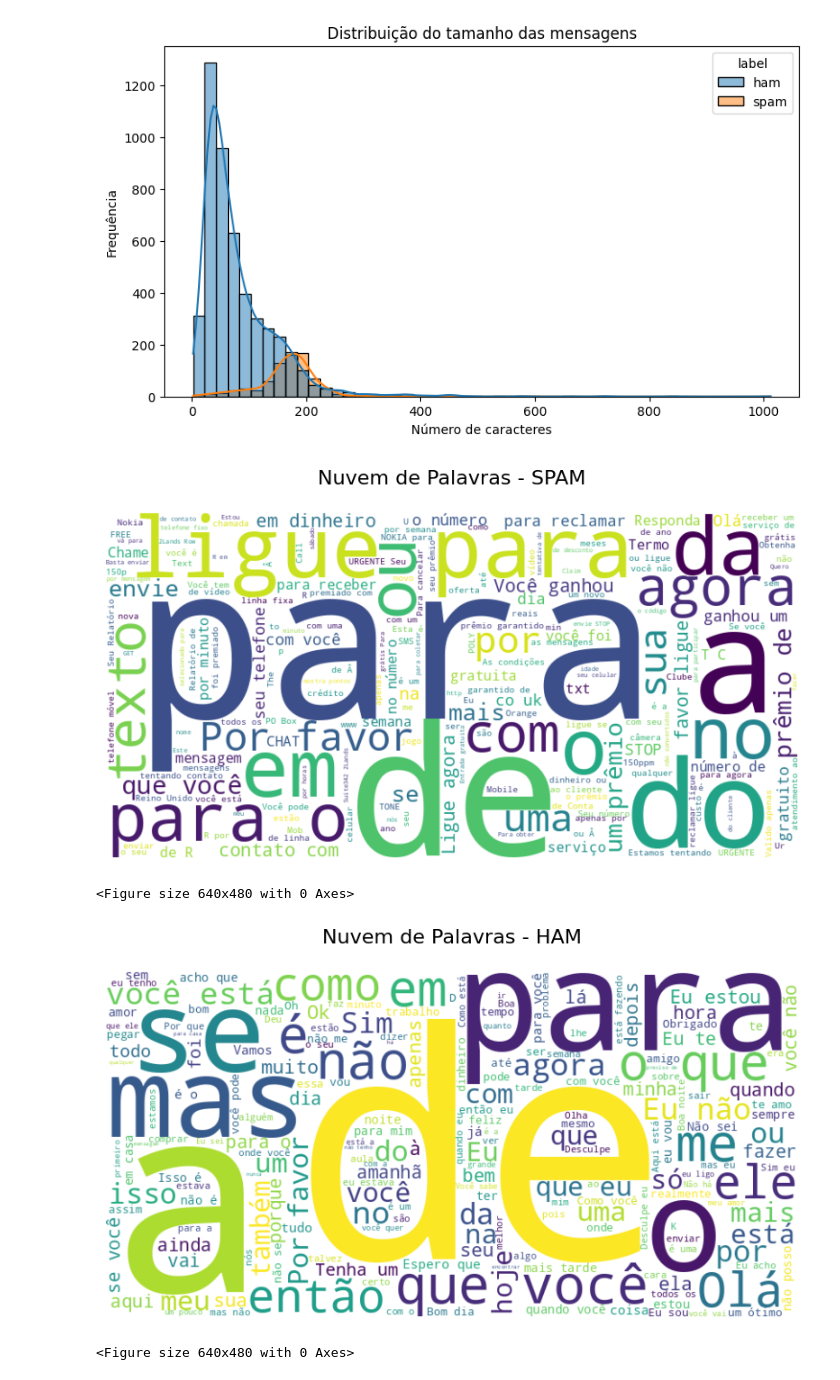
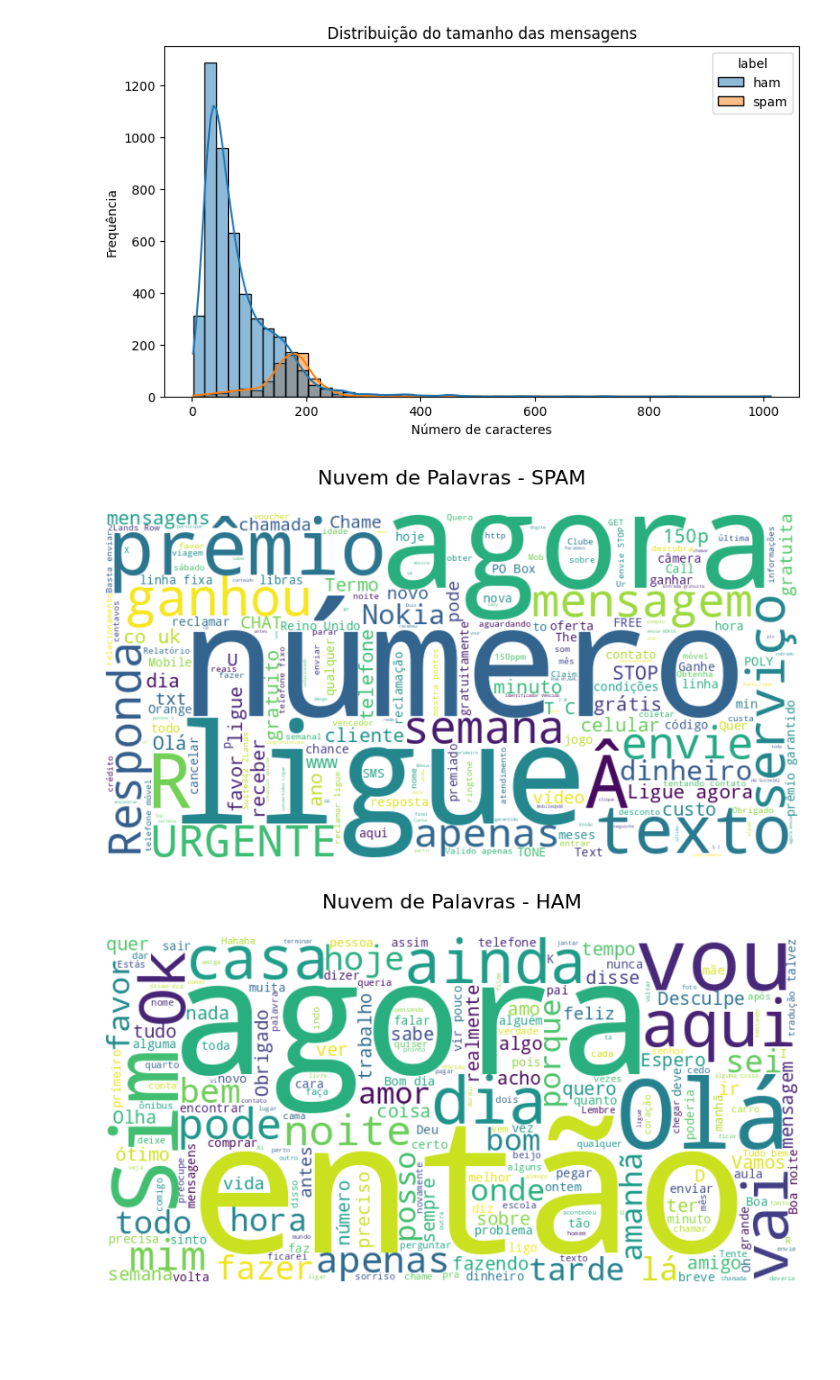
Before and after one commit to thyarles/unb-pca-spamdetector, a Jupyter notebook: spam.ipynb, the cells around one changed output. Drawn from its saved outputs; the diff is of its cells as text; code cells hidden in the pictures; blank space fills up the shorter version.

```diff
--- a/spam.ipynb
+++ b/spam.ipynb
@@ -92,32 +98,40 @@ plt.show()
 [figure]
 # %%
 # Nuvem de palavras
+import nltk
+from nltk.corpus import stopwords
+from wordcloud import WordCloud
+
+nltk.download('stopwords', quiet=True)
+
 def generate_wordcloud(text, title, save_path=None):
-    wc = WordCloud(width=800, height=400, background_color='white', stopwords='english').generate(text)
+    # Obtém stopwords em português
+    stopwords_pt = set(stopwords.words('portuguese'))
+
+    # Gera a nuvem de palavras
+    wc = WordCloud(width=800, height=400, background_color='white', stopwords=stopwords_pt).generate(text)
 
     # Cria a figura
     plt.figure(figsize=(10, 5))
     plt.imshow(wc, interpolation='bilinear')
     plt.axis('off')
     plt.title(title, fontsize=16)
 
     # Salva
     if save_path:
         plt.savefig(save_path)
 
     # Exibe
     plt.show()
 
 
 spam_text = ' '.join(spam[spam['label'] == 'spam']['sms'])
 ham_text = ' '.join(spam[spam['label'] == 'ham']['sms'])
 
 generate_wordcloud(spam_text, 'Nuvem de Palavras - SPAM\n', save_path='figures/nuvem_palavras_spam.png')
 generate_wordcloud(ham_text, 'Nuvem de Palavras - HAM\n', save_path='figures/nuvem_palavras_ham.png')
 # %% [output]
-[figure, old version]
+[figure, new version]
-<Figure size 640x480 with 0 Axes>
-[figure, old version]
+[figure, new version]
-<Figure size 640x480 with 0 Axes>
 # %%
 # Frequência de palavras
```
Also changed, not shown: parts of 16 cells of this notebook, 6 other files.
